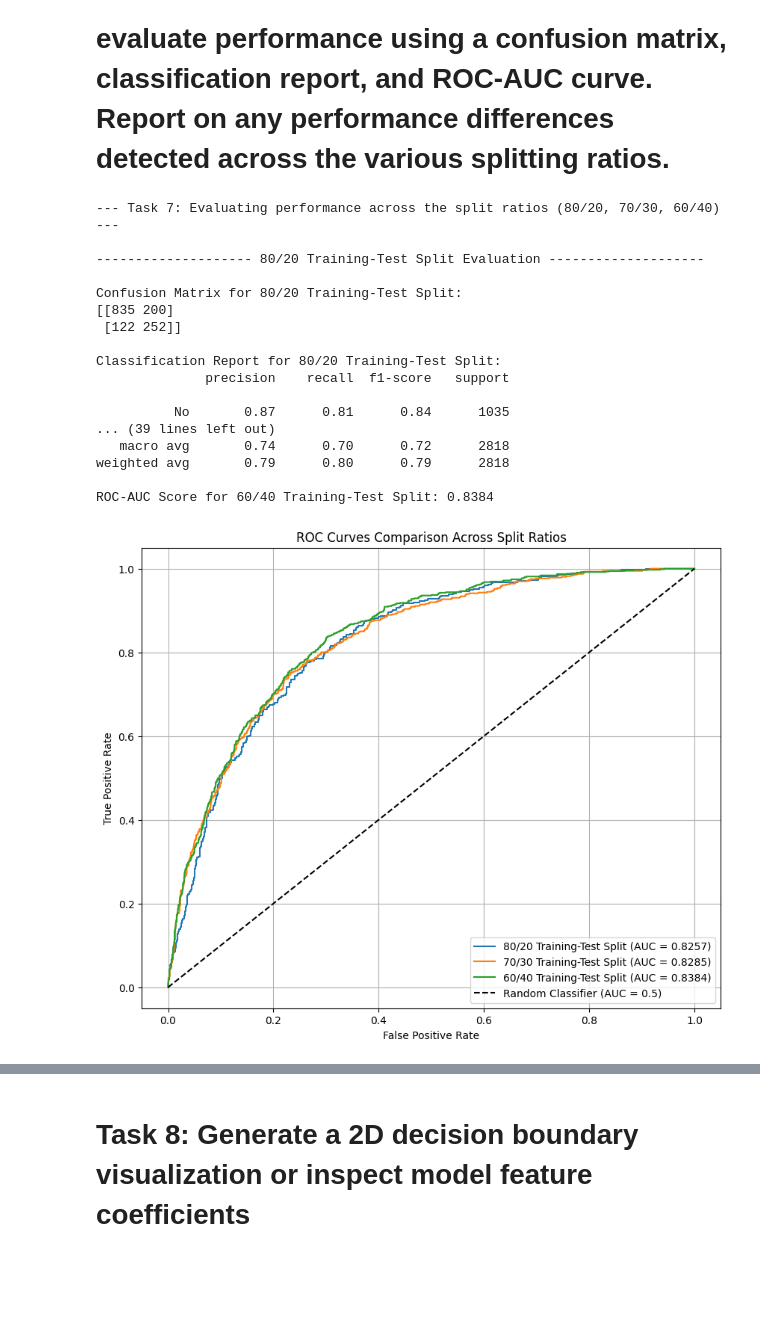
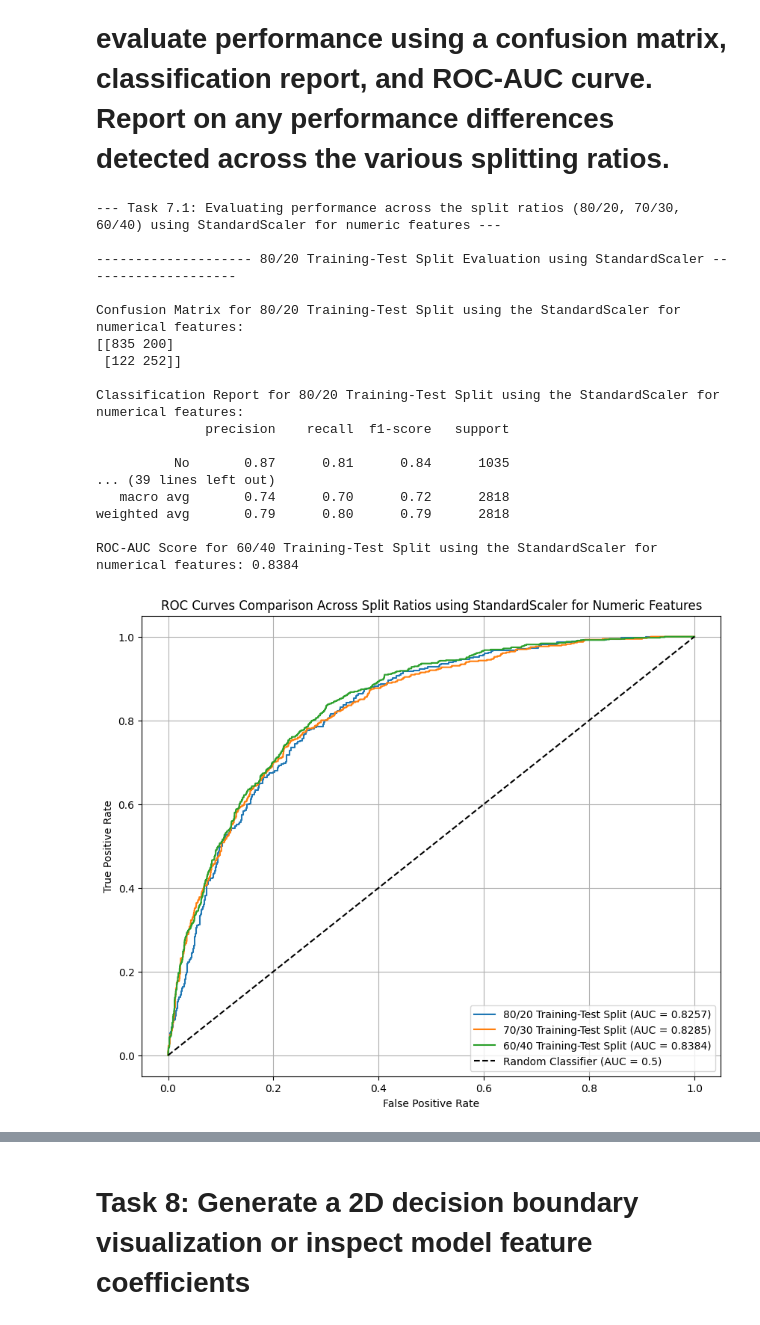
Before and after one commit to bcramp/ML, a Jupyter notebook: HW3/churn_classification.ipynb, the cells around one changed output, grey strips where cells are left out. Saved outputs shown, nothing was run; the diff lists cells and outputs as text; code cells hidden in the pictures; blank space fills up the shorter version.

```diff
--- a/HW3/churn_classification.ipynb
+++ b/HW3/churn_classification.ipynb
@@ -295,16 +309,22 @@ Successfully built preprocessor pipeline!
 # Import SGDClassifier library from Scikit-Learn
 from sklearn.linear_model import SGDClassifier
 
-print("--- Task 6: Append an SGDClassifier to the final pipeline ---")
+print("--- Task 6: Append an SGDClassifier to the final pipelines ---")
 
 # Create the SGDClassifier and configure with loss='log_loss' and I will set the random seed to 100
 sgd = SGDClassifier(loss='log_loss', random_state=100)
 
-# Chain the preprocessor with the classifier for the final pipeline
-complete_pipe = Pipeline(steps=[
-    ('preprocessor', preprocessor),
+# Chain the preprocessor (StandardScaler) with the classifier for the final pipeline
+complete_pipe_standard = Pipeline(steps=[
+    ('preprocessor', preprocessor_standard),
     ('classifier', sgd)
 ])
 
-print("Successfully appended SGDClassifier to make the complete pipeline!")
+# Chain the preprocessor (MinMaxScaler) with the classifier for the final pipeline
+complete_pipe_min_max = Pipeline(steps=[
+    ('preprocessor', preprocessor_min_max),
+    ('classifier', sgd)
+])
+
+print("Successfully appended SGDClassifier to make the complete pipelines!")
 # %% [output]
@@ -322,7 +342,7 @@ from sklearn.model_selection import train_test_split
 from sklearn.metrics import confusion_matrix, classification_report, roc_auc_score, roc_curve
 import matplotlib.pyplot as plt
 
-print("--- Task 7: Evaluating performance across the split ratios (80/20, 70/30, 60/40) ---")
+print("--- Task 7.1: Evaluating performance across the split ratios (80/20, 70/30, 60/40) using StandardScaler for numeric features ---")
 
 # Creates the training-test split configs
 splits = {
@@ -337,7 +357,7 @@ plt.figure(figsize=(10, 8))
 
 # Iterate through each split
 for name, test_ratio in splits.items():
-    print(f"\n-------------------- {name} Evaluation --------------------")
+    print(f"\n-------------------- {name} Evaluation using StandardScaler --------------------")
 
     # Splits the data using the features/target vars created during task 5 and I also set the random seed to be 100.
     # I also set the stratify parameter to the target to make sure the balance will be identical.
@@ -347,56 +367,56 @@ for name, test_ratio in splits.items():
 
     # IMPORTANT: Fit the pipeline ONLY on the training data to prevent data leakage!!
     # This is where I should use .fit() instead of previously in task 4.2.
-    complete_pipe.fit(X_train, y_train)
+    complete_pipe_standard.fit(X_train, y_train)
 
     # Generate predictions for evals
     # I used [:,1] to get the probability estimates for Churn
-    y_pred = complete_pipe.predict(X_test)
-    y_prob = complete_pipe.predict_proba(X_test)[:,1]
+    y_pred_standard = complete_pipe_standard.predict(X_test)
+    y_prob_standard = complete_pipe_standard.predict_proba(X_test)[:,1]
 
     # Computes and prints eval metrics (confusion and classification)
-    print(f"\nConfusion Matrix for {name}:")
-    print(confusion_matrix(y_test, y_pred))
+    print(f"\nConfusion Matrix for {name} using the StandardScaler for numerical features:")
+    print(confusion_matrix(y_test, y_pred_standard))
 
-    print(f"\nClassification Report for {name}:")
-    print(classification_report(y_test, y_pred))
+    print(f"\nClassification Report for {name} using the StandardScaler for numerical features:")
+    print(classification_report(y_test, y_pred_standard))
 
     # Calcs the ROC_AUC score
-    roc_auc = roc_auc_score(y_test, y_prob)
-    print(f"ROC-AUC Score for {name}: {roc_auc:.4f}")
+    roc_auc_standard = roc_auc_score(y_test, y_prob_standard)
+    print(f"ROC-AUC Score for {name} using the StandardScaler for numerical features: {roc_auc_standard:.4f}")
 
     # Calcs and plots the ROC curve data
     # I do not care about the 3rd returned value so it will be 'ignored'
     # pos_label is also set to 'Yes' since Churn has 'Yes'/'No' values, not a numerical value
-    false_pos_rate, true_pos_rate, ignored = roc_curve(y_test, y_prob, pos_label='Yes')
-    plt.plot(false_pos_rate, true_pos_rate, label=f'{name} (AUC = {roc_auc:.4f})')
+    false_pos_rate, true_pos_rate, ignored = roc_curve(y_test, y_prob_standard, pos_label='Yes')
+    plt.plot(false_pos_rate, true_pos_rate, label=f'{name} (AUC = {roc_auc_standard:.4f})')
 
 
 # Styling for the combined ROC plot
 # Colab auto-included 'k--' and the lael which I think looks good, so I kept it in!
 plt.plot([0, 1], [0, 1], 'k--', label='Random Classifier (AUC = 0.5)')
 plt.xlabel('False Positive Rate')
 plt.ylabel('True Positive Rate')
-plt.title('ROC Curves Comparison Across Split Ratios')
+plt.title('ROC Curves Comparison Across Split Ratios using StandardScaler for Numeric Features')
 plt.legend(loc='lower right')
 plt.grid(True)
 plt.show()
 # %% [output]
---- Task 7: Evaluating performance across the split ratios (80/20, 70/30, 60/40) ---
+--- Task 7.1: Evaluating performance across the split ratios (80/20, 70/30, 60/40) using StandardScaler for numeric features ---
 
--------------------- 80/20 Training-Test Split Evaluation --------------------
+-------------------- 80/20 Training-Test Split Evaluation using StandardScaler --------------------
 
-Confusion Matrix for 80/20 Training-Test Split:
+Confusion Matrix for 80/20 Training-Test Split using the StandardScaler for numerical features:
 [[835 200]
  [122 252]]
 
-Classification Report for 80/20 Training-Test Split:
+Classification Report for 80/20 Training-Test Split using the StandardScaler for numerical features:
               precision    recall  f1-score   support
 
           No       0.87      0.81      0.84      1035
 ... (39 lines left out)
    macro avg       0.74      0.70      0.72      2818
 weighted avg       0.79      0.80      0.79      2818
 
-ROC-AUC Score for 60/40 Training-Test Split: 0.8384
+ROC-AUC Score for 60/40 Training-Test Split using the StandardScaler for numerical features: 0.8384
-[figure, old version]
+[figure, new version]
```
Also changed, not shown: parts of 5 cells of this notebook.
